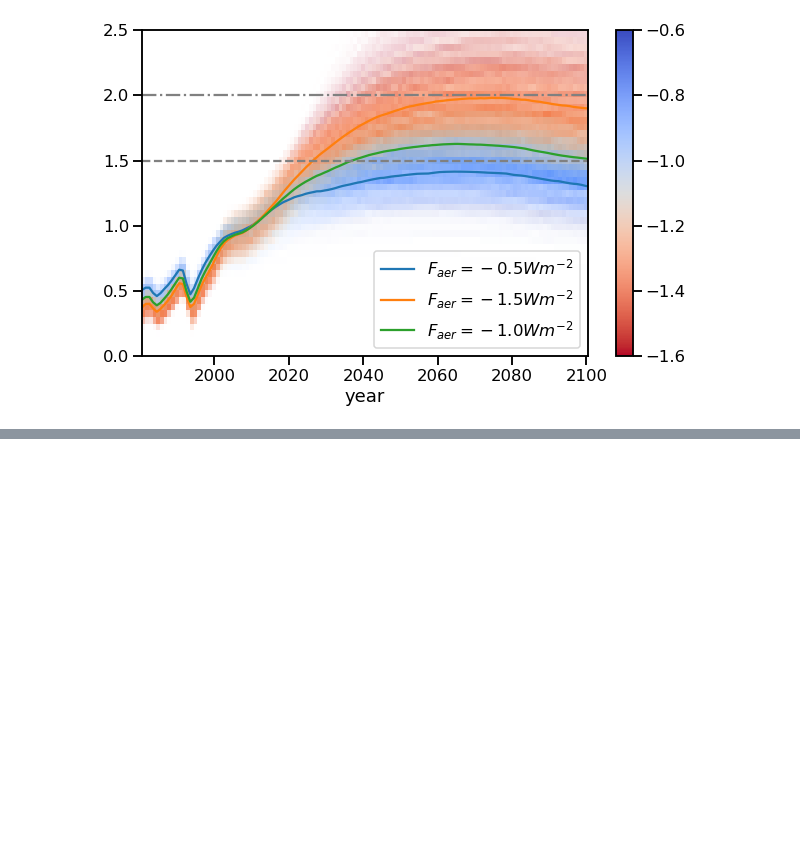
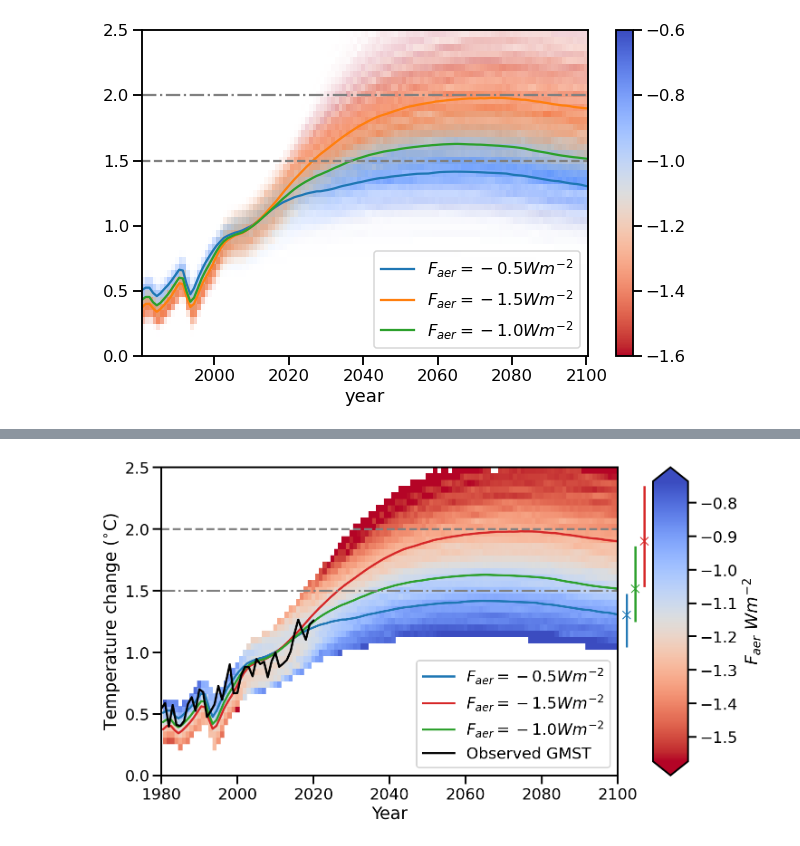
Before and after one commit to chrisroadmap/ar6-aerosol-uncertainty, a Jupyter notebook: notebooks/paper_figures.ipynb, the cells around one changed output, grey strips where cells are left out. Drawn from its saved outputs; the diff is of its cells as text; code cells hidden in the pictures; blank space fills up the shorter version.

```diff
--- a/notebooks/paper_figures.ipynb
+++ b/notebooks/paper_figures.ipynb
@@ -59,10 +73,10 @@ def alpha_to_white(color, alpha):
 # normed_temp_prob = temp_prob/np.percentile(temp_prob, 99)
 normed_temp_prob = (temp_prob/temp_prob.max(axis=0)) * 1.5
 
-colors = p.get_facecolors()
-colors = np.array([alpha_to_white(color, prob) for color, prob in zip(colors, normed_temp_prob[:, :69].flatten())])
+fcolors = p.get_facecolors()
+fcolors = np.array([alpha_to_white(color, prob) for color, prob in zip(fcolors, normed_temp_prob[:, :69].flatten())])
 # colors = np.array([np.append(color[:3], prob) for color, prob in zip(colors, normed_temp_prob[:, :120].flatten())])
-p.set_facecolors(colors)
+p.set_facecolors(fcolors)
 
 
 # plt.colorbar()
@@ -119,10 +133,10 @@ with sns.plotting_context('talk'):
 
     normed_temp_prob = (temp_prob/temp_prob.max(axis=0)) * 2
 
-    colors = p.get_facecolors()
-    colors = np.array([alpha_to_white(color, prob) for color, prob in zip(colors, normed_temp_prob[:, :120].flatten())])
+    fcolors = p.get_facecolors()
+    fcolors = np.array([alpha_to_white(color, prob) for color, prob in zip(fcolors, normed_temp_prob[:, :120].flatten())])
     # colors = np.array([np.append(color[:3], prob) for color, prob in zip(colors, normed_temp_prob[:, :120].flatten())])
-    p.set_facecolors(colors)
+    p.set_facecolors(fcolors)
 
 
     ssp_126_T.loc[1980:, erf_constraints.weak_aer.values].median(axis=1).plot(label='$F_{aer}=-0.5Wm^{-2}$')
@@ -172,0 +196,65 @@ with sns.plotting_context('talk'):
+# %%
+
+with sns.plotting_context('talk'):
+
+    normed_temp_prob = (temp_prob/temp_prob.max(axis=0))
+
+    def get_mean_erf(s):
+        mean = binned_statistic(s, mean_erfs, bins=bins, statistic='mean')[0]
+        count = np.histogram(s, bins=bins, density=True)[0]
+        return np.where(count>0.1, mean, np.nan)
+#         return mean
+
+    fig = plt.figure(figsize=(10,6), dpi=150)
+
+    gs = fig.add_gridspec(1, 15,wspace=0.)
+    ax = fig.add_subplot(gs[0,:-2])
+
+    divnorm = TwoSlopeNorm(*mean_erfs.quantile([0.5, 0.1, 0.9]).values)
+
+    # p=plt.pcolormesh(ssp_119_erf.index[230:330], bins, np.stack(res)[230:330].T, cmap='RdBu', vmin=-1.5, vmax=-0.5)#, edgecolor='face', shading='auto')
+    p=plt.pcolormesh(ssp_126_T[1980:].index, bins,
+                     ssp_126_T.apply(get_mean_erf, axis=1, result_type='expand')[1980:].values.T,
+                    cmap='coolwarm_r', norm=divnorm)
+
+
+    ssp_126_T.loc[1980:, erf_constraints.weak_aer.values].median(axis=1).plot(label='$F_{aer}=-0.5Wm^{-2}$', c='tab:blue')
+    ssp_126_T.loc[1980:, erf_constraints.strong_aer.values].median(axis=1).plot(label='$F_{aer}=-1.5Wm^{-2}$', c='tab:red')
+    ssp_126_T.loc[1980:, erf_constraints.mid_aer.values].median(axis=1).plot(label='$F_{aer}=-1.0Wm^{-2}$', c='tab:green')
+
+    # Save these for the next plot...
+    handles, labels = plt.gca().get_legend_handles_labels()
+
+    observations.loc[1980:].rename(columns=dict(GMST='Observed GMST')).plot(ax=plt.gca(), color='k')
+
+    plt.gca().axhline(1.5, ls='-.', c='grey')
+    plt.gca().axhline(2, ls='--', c='grey')
+    plt.setp(plt.gca(), xlim=[1980, 2100], xlabel='Year', ylabel='Temperature change ($^{\circ}$C)')
+    plt.legend()
+
+    # Do the end of century ranges
+    ax1 = fig.add_subplot(gs[0,-2])
+    ax1.errorbar([-1.],
+                 ssp_126_T.iloc[-1, erf_constraints.weak_aer.values].median(),
+                 get_robust_errs(ssp_126_T.iloc[-1, erf_constraints.weak_aer.values]), fmt='x', c='tab:blue'
+                )
+    ax1.errorbar([0],
+                 ssp_126_T.iloc[-1, erf_constraints.mid_aer.values].median(),
+                 get_robust_errs(ssp_126_T.iloc[-1, erf_constraints.mid_aer.values]), fmt='x', c='tab:green'
+                )
+    ax1.errorbar([1.],
+                 ssp_126_T.iloc[-1, erf_constraints.strong_aer.values].median(),
+                 get_robust_errs(ssp_126_T.iloc[-1, erf_constraints.strong_aer.values]), fmt='x', c='tab:red'
+                )
+    ax1.axis('off')
+    plt.setp(ax1, xlim=[-2, 2], ylim=[0., 2.5])
+
+    cbar_ax = fig.add_subplot(gs[0,-1])
+
+    plt.colorbar(p, extend='both', label='$F_{aer}$ $Wm^{-2}$', cax=cbar_ax, shrink=10)
+
+#     plt.tight_layout()
+    plt.savefig("Figure_1.png", bbox_inches="tight")
+    plt.show()
+# %% [output]
+[figure, added]
```
Also changed, not shown: parts of 14 cells of this notebook, 5 other files.
